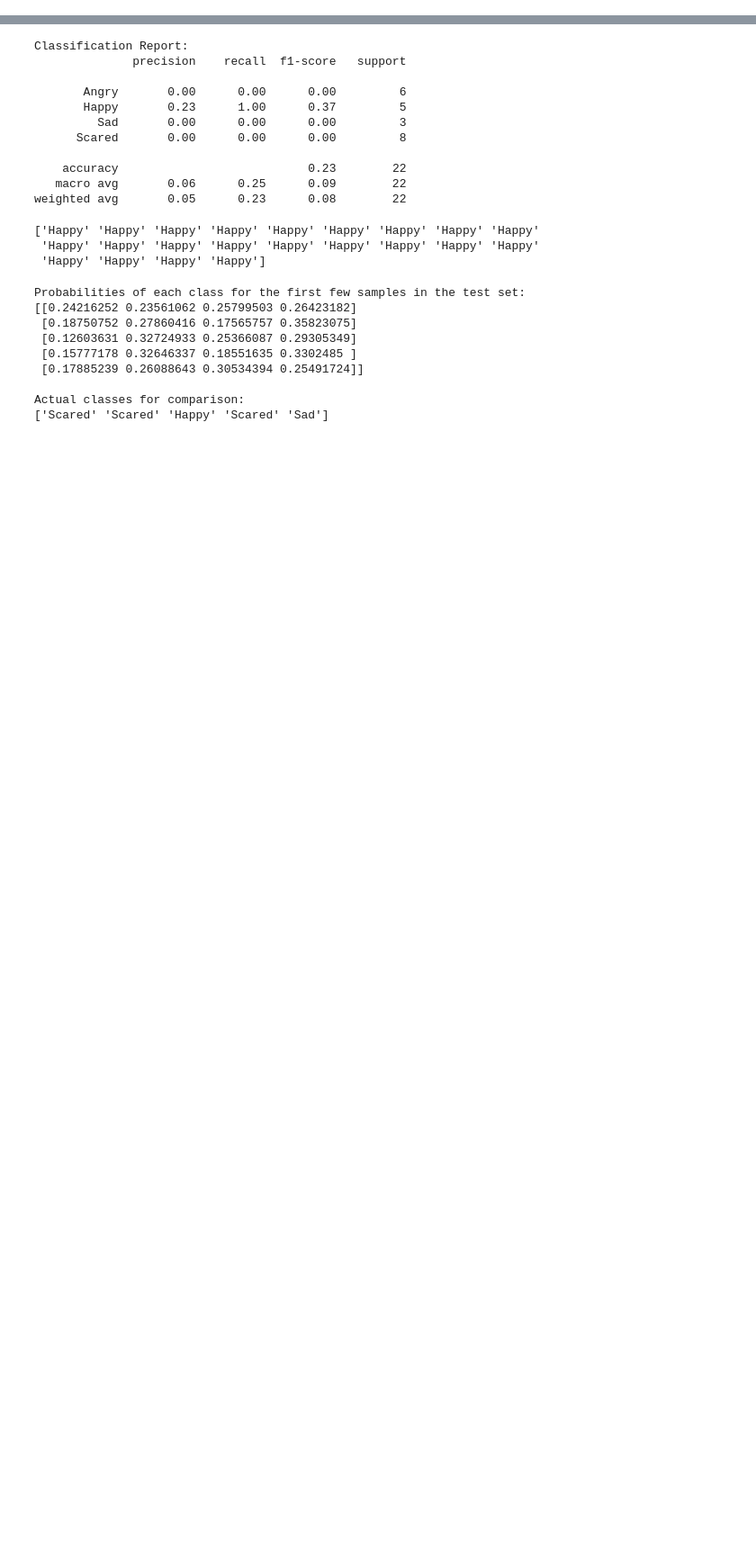
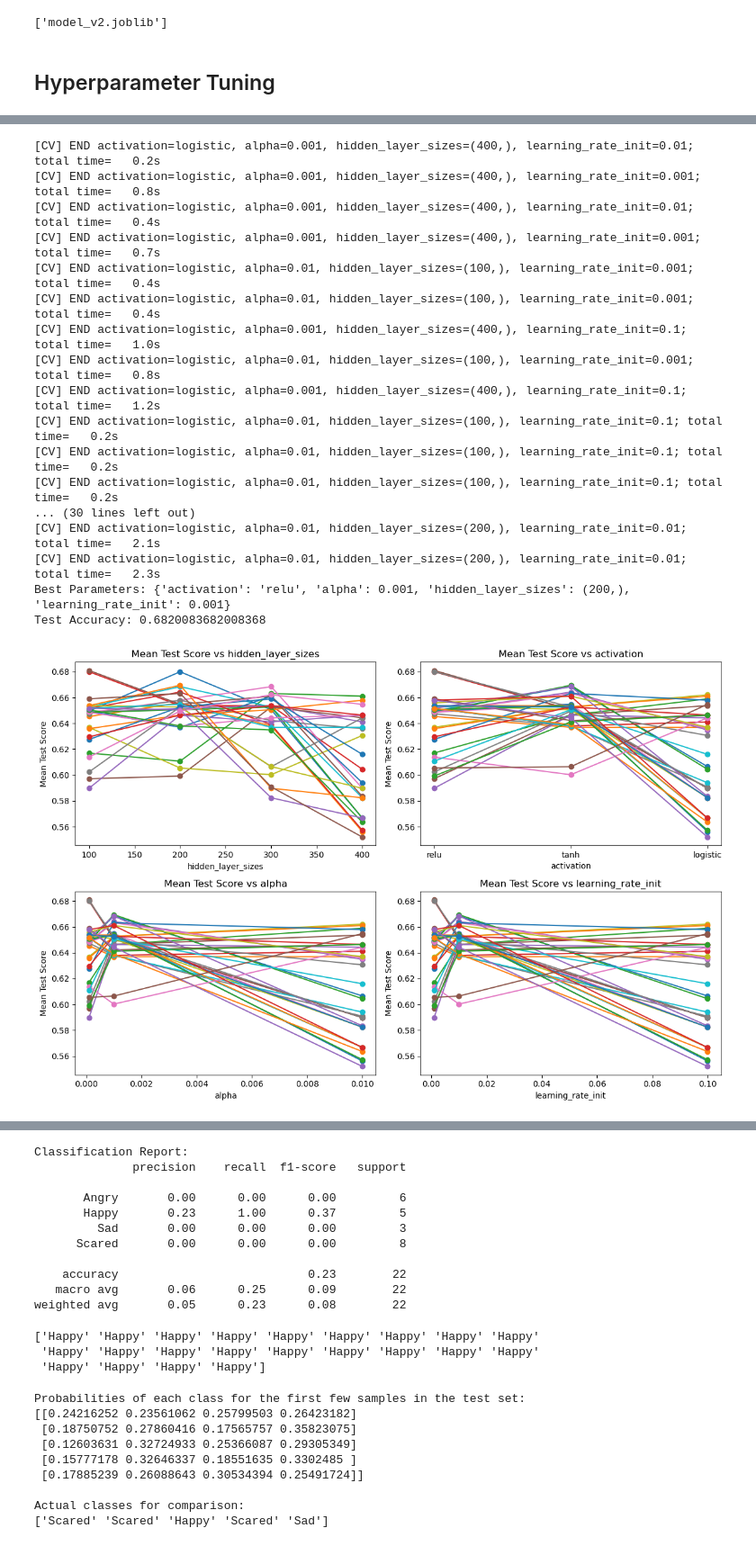
Before and after one commit to ZacJQ/Musis_Recommendation_Engine, a Jupyter notebook: models/classifier/class_neural.ipynb, the cells around one changed output, grey strips where cells are left out. Shown: that part at 90% size. Cells and saved outputs as stored; diff of their text form; code cells hidden in the pictures; blank space fills up the shorter version.

Commit message:
Classifier and Recommender added

```diff
--- a/models/classifier/class_neural.ipynb
+++ b/models/classifier/class_neural.ipynb
@@ -64,7 +97,7 @@ X = dataset[features]
 y = dataset['mood']
 
 # Split dataset into train and test sets
-X_train, X_test, y_train, y_test = train_test_split(X, y, test_size=0.2, random_state=42)
+X_train, X_test, y_train, y_test = train_test_split(X, y, test_size=0.2, random_state=42, shuffle=False)
 
 # Scale features
 scaler = StandardScaler()
@@ -72,7 +105,7 @@ X_train_scaled = scaler.fit_transform(X_train)
 X_test_scaled = scaler.transform(X_test)
 
 # Initialize MLP Classifier (Neural Network)
-classifier = MLPClassifier(hidden_layer_sizes=(100), activation='relu', solver='adam', random_state=42, max_iter=100, batch_size=1, learning_rate="adaptive", learning_rate_init=1e-5)
+classifier = MLPClassifier(hidden_layer_sizes=(200,), activation='relu', solver='adam', random_state=42, max_iter=2000, batch_size=4, alpha=0.001 ,learning_rate="adaptive", learning_rate_init=1e-3, shuffle=True)
 
 # Train classifier
 classifier.fit(X_train_scaled, y_train)
@@ -81,0 +115,58 @@ MLPClassifier(batch_size=1, hidden_layer_sizes=100, learning_rate='adaptive',
+# %%
+# Save the trained model
+dump(classifier, 'model_v2.joblib')
+
+# Optionally, you can load the model later for inference
+# loaded_model = load('model.joblib')
+# %% [output]
+['model_v2.joblib']
+# %% [markdown]
+## Hyperparameter Tuning
+# %%
+from sklearn.model_selection import GridSearchCV
+from sklearn.metrics import classification_report, accuracy_score
+import matplotlib.pyplot as plt
+
+# Define parameter grid
+param_grid = {
+    'hidden_layer_sizes': [(100,), (200,), (300,), (400,)],  # Different sizes of hidden layers
+    'activation': ['relu', 'tanh', 'logistic'],  # Activation functions
+    'alpha': [0.0001, 0.001, 0.01],  # L2 regularization parameter
+    'learning_rate_init': [0.00001,0.0001, 0.001, 0.01, 0.1],  # Initial learning rate
+    'batch_size': [4, 8, 16]
+}
+
+# Initialize MLP Classifier
+classifier = MLPClassifier(max_iter=2000, random_state=42)
+
+# Perform GridSearchCV
+grid_search = GridSearchCV(classifier, param_grid, cv=3, n_jobs=-1, verbose=2)
+grid_search.fit(X_train_scaled, y_train)
+
+# Print best parameters
+print("Best Parameters:", grid_search.best_params_)
+
+# Predict on test set with best model
+best_model = grid_search.best_estimator_
+y_pred = best_model.predict(X_test_scaled)
+
+# Calculate accuracy
+accuracy = accuracy_score(y_test, y_pred)
+print("Test Accuracy:", accuracy)
+
+# Visual comparison of hyperparameters
+results = grid_search.cv_results_
+param_names = list(param_grid.keys())
+
+plt.figure(figsize=(12, 8))
+for i, param_name in enumerate(param_names):
+    plt.subplot(2, 2, i + 1)
+    param_values = param_grid[param_name]
+    mean_scores = results[f"mean_test_score"].reshape(len(param_values), -1)
+    plt.plot(param_values, mean_scores, '-o')
+    plt.title(f"Mean Test Score vs {param_name}")
+    plt.xlabel(param_name)
+    plt.ylabel("Mean Test Score")
+plt.tight_layout()
+plt.show()
+# %% [output]
@@ -81,0 +207,18 @@ MLPClassifier(batch_size=1, hidden_layer_sizes=100, learning_rate='adaptive',
+[CV] END activation=logistic, alpha=0.001, hidden_layer_sizes=(400,), learning_rate_init=0.01; total time=   0.2s
+[CV] END activation=logistic, alpha=0.001, hidden_layer_sizes=(400,), learning_rate_init=0.001; total time=   0.8s
+[CV] END activation=logistic, alpha=0.001, hidden_layer_sizes=(400,), learning_rate_init=0.01; total time=   0.4s
+[CV] END activation=logistic, alpha=0.001, hidden_layer_sizes=(400,), learning_rate_init=0.001; total time=   0.7s
+[CV] END activation=logistic, alpha=0.01, hidden_layer_sizes=(100,), learning_rate_init=0.001; total time=   0.4s
+[CV] END activation=logistic, alpha=0.01, hidden_layer_sizes=(100,), learning_rate_init=0.001; total time=   0.4s
+[CV] END activation=logistic, alpha=0.001, hidden_layer_sizes=(400,), learning_rate_init=0.1; total time=   1.0s
+[CV] END activation=logistic, alpha=0.01, hidden_layer_sizes=(100,), learning_rate_init=0.001; total time=   0.8s
+[CV] END activation=logistic, alpha=0.001, hidden_layer_sizes=(400,), learning_rate_init=0.1; total time=   1.2s
+[CV] END activation=logistic, alpha=0.01, hidden_layer_sizes=(100,), learning_rate_init=0.1; total time=   0.2s
+[CV] END activation=logistic, alpha=0.01, hidden_layer_sizes=(100,), learning_rate_init=0.1; total time=   0.2s
+[CV] END activation=logistic, alpha=0.01, hidden_layer_sizes=(100,), learning_rate_init=0.1; total time=   0.2s
+... (30 lines left out)
+[CV] END activation=logistic, alpha=0.01, hidden_layer_sizes=(200,), learning_rate_init=0.01; total time=   2.1s
+[CV] END activation=logistic, alpha=0.01, hidden_layer_sizes=(200,), learning_rate_init=0.01; total time=   2.3s
+Best Parameters: {'activation': 'relu', 'alpha': 0.001, 'hidden_layer_sizes': (200,), 'learning_rate_init': 0.001}
+Test Accuracy: 0.6820083682008368
+[figure, added]
```
Also changed, not shown: parts of 16 cells of this notebook, 11 other files.
